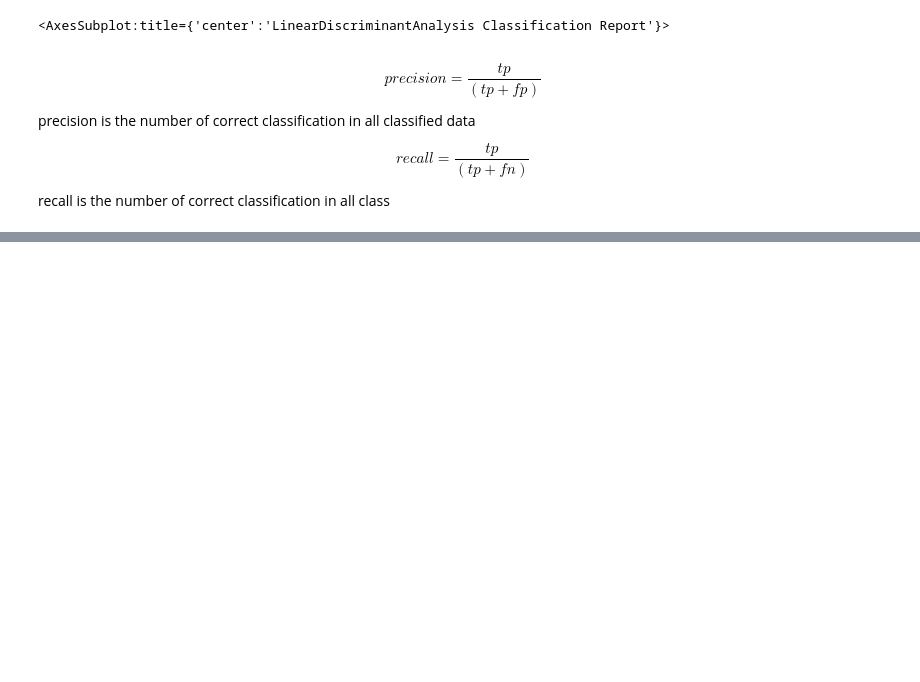
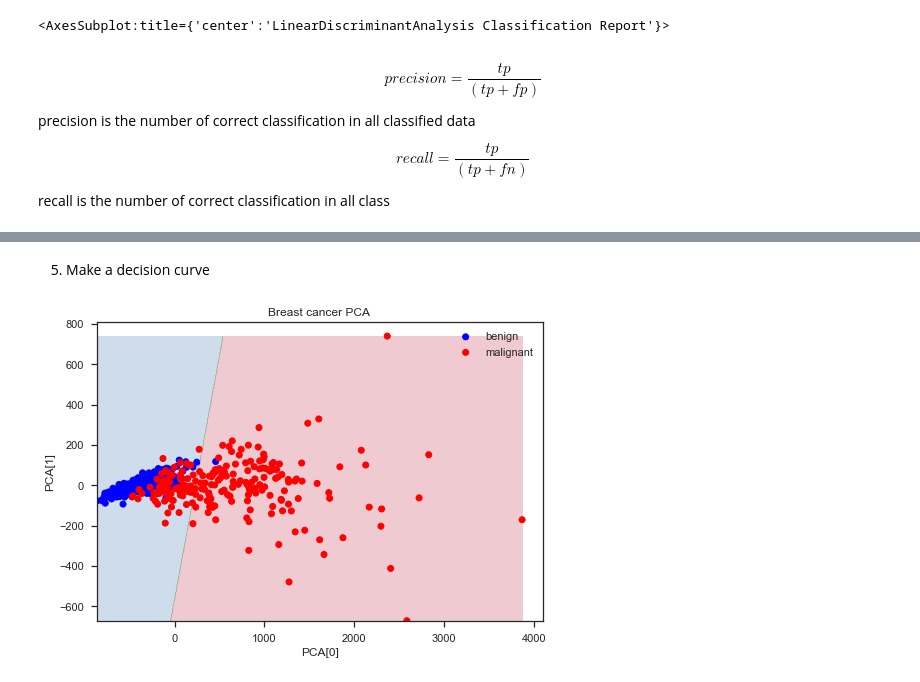
Before and after one commit to DavidDrumond/Python-portifolio, a Jupyter notebook: Breast_cancer/Breast_Cancer.ipynb, the cells around one changed output, grey strips where cells are left out. Cells and saved outputs as stored; diff of their text form; code cells hidden in the pictures; blank space fills up the shorter version.

Commit message:
adding decision curve on breast cancer

```diff
--- a/Breast_cancer/Breast_Cancer.ipynb
+++ b/Breast_cancer/Breast_Cancer.ipynb
@@ -130 +134,25 @@ display.show()
 <AxesSubplot:title={'center':'LinearDiscriminantAnalysis Confusion Matrix'}, xlabel='Predicted Class', ylabel='True Class'>
+# %% [markdown]
+5. Make a decision curve
+# %%
+classification = lda.fit_transform(pca, Y)
+
+x_min, x_max = pca[:, 0].min() - .5, pca[:, 0].max() + .5
+y_min, y_max = pca[:, 1].min() - .5, pca[:, 1].max() + .5
+h = 5
+xx, yy = np.meshgrid(np.arange(x_min, x_max, h), np.arange(y_min, y_max, h))
+Z = lda.predict(np.c_[xx.ravel(), yy.ravel()])
+Z = Z.reshape(xx.shape)
+
+
+fig, axes = plt.subplots()
+axes.contourf(xx, yy, Z, cmap=plt.cm.Spectral, alpha=0.25)
+scatter = axes.scatter(pca_g1[:,0], pca_g1[:,1], c =label1, label= "benign")
+scatter = axes.scatter(pca_g2[:,0], pca_g2[:,1], c=label2 , label='malignant' )
+plt.legend()
+plt.title("Breast cancer PCA ")
+plt.xlabel("PCA[0]")
+plt.ylabel("PCA[1]")
+plt.show()
+# %% [output]
+[figure, added]
```
Also changed, not shown: parts of 5 cells of this notebook.
